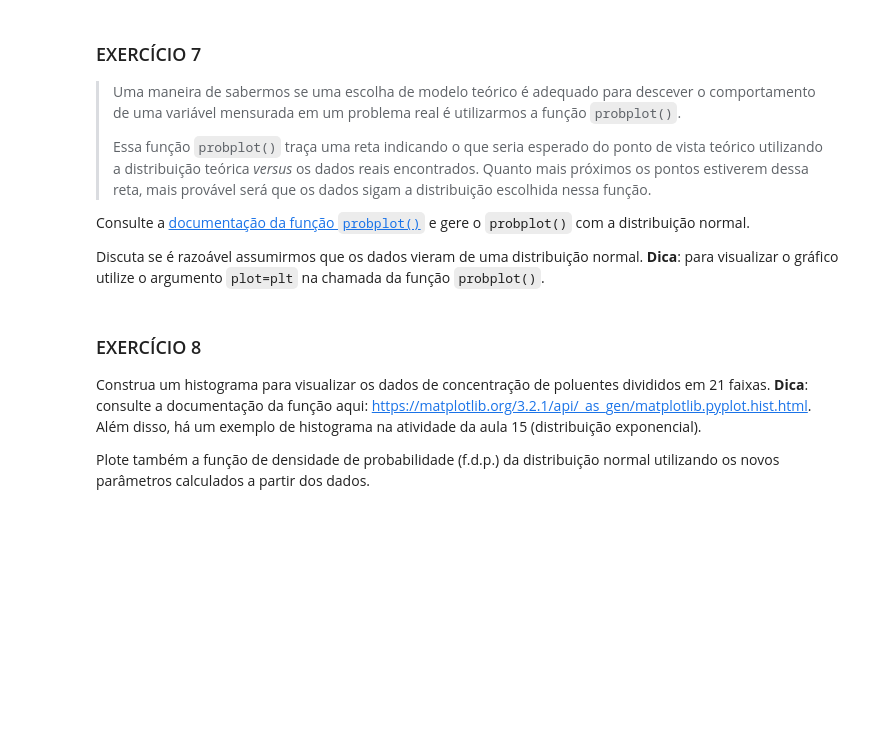
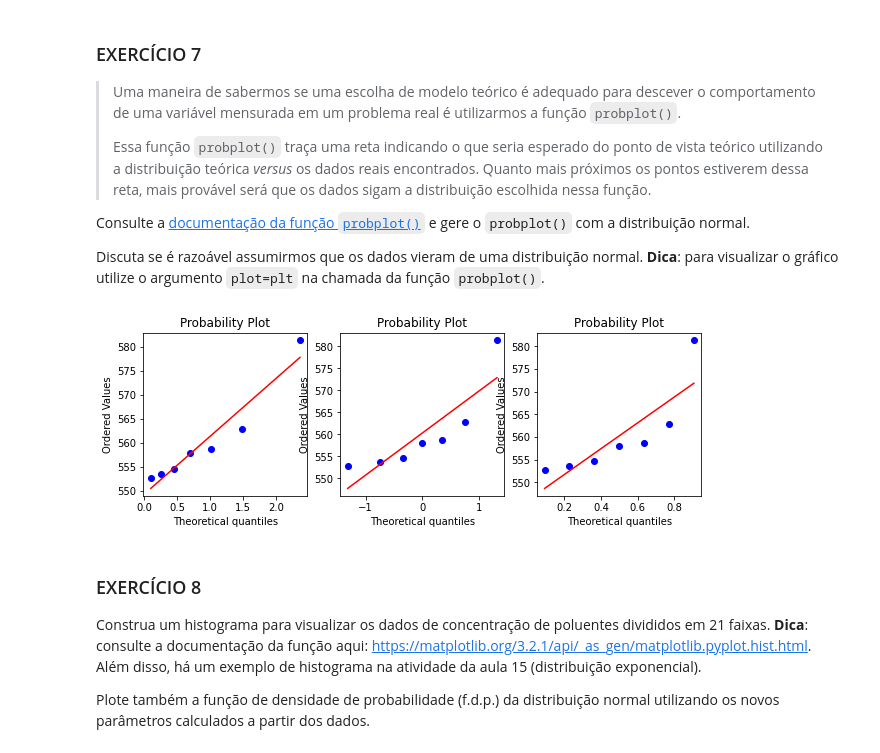
Before and after one commit to CarolMagario/CD22-2, a Jupyter notebook: aula18/Aula18_Atividade_ModelosProbabilisticosContinuosNormal.ipynb, the cells around one changed output. Drawn from its saved outputs; the diff is of its cells as text; code cells hidden in the pictures; blank space fills up the shorter version.

```diff
--- a/aula18/Aula18_Atividade_ModelosProbabilisticosContinuosNormal.ipynb
+++ b/aula18/Aula18_Atividade_ModelosProbabilisticosContinuosNormal.ipynb
@@ -273,6 +285,18 @@ Consulte a [documentação da função `probplot()`](https://docs.scipy.org/doc/
 Discuta se é razoável assumirmos que os dados vieram de uma distribuição normal. **Dica**: para visualizar o gráfico utilize o argumento `plot=plt` na chamada da função `probplot()`.
 # %%
 # ESCREVA SEU CÓDIGO AQUI
+# %%
+# prob polt serve para comparar um modelo teorico com um modelo real
+plt.figure(figsize=(10,3))
+plt.subplot(131)
+stats.probplot(dados_maior_550['concentracao'],dist='expon',plot=plt)
+plt.subplot(132)
+stats.probplot(dados_maior_550['concentracao'],dist='norm',plot=plt)
+plt.subplot(133)
+stats.probplot(dados_maior_550['concentracao'],dist='uniform',plot=plt)
+plt.show()
+# %% [output]
+[figure, added]
 # %% [markdown]
 <div id="ex8"></div>
 
```
Also changed, not shown: parts of 7 cells of this notebook, 3 other files.
